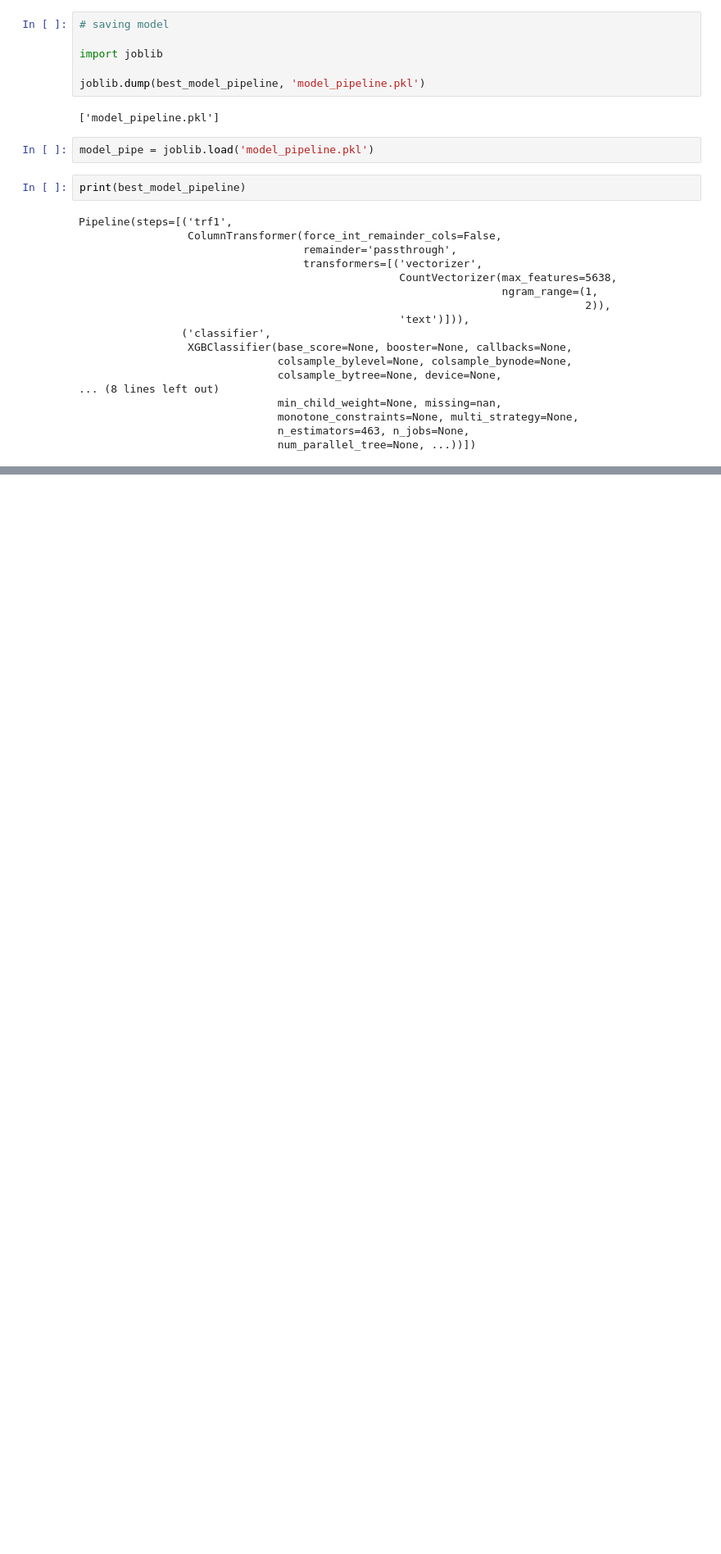
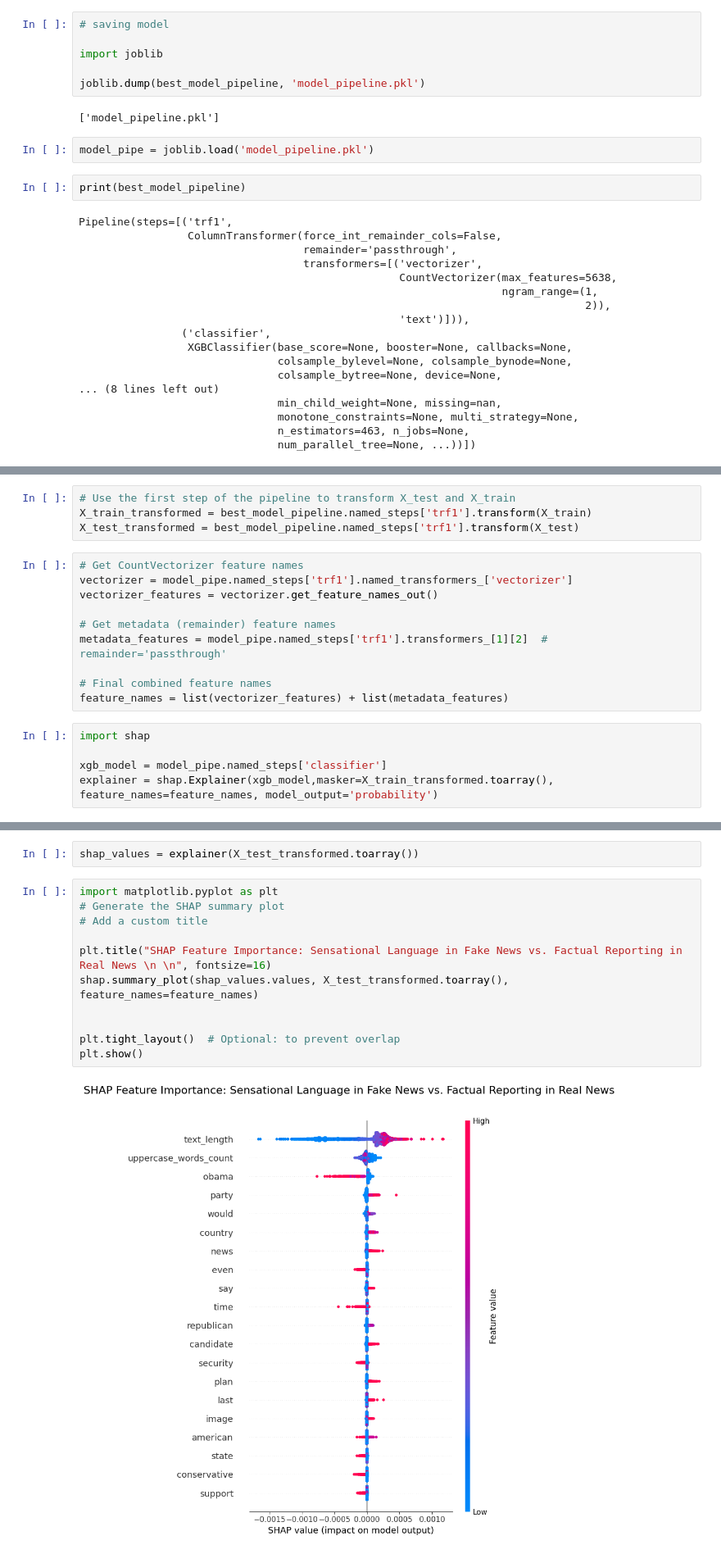
Before and after one commit to regmi-keshav/misinfo-detector, a Jupyter notebook: notebooks/modeling.ipynb, the cells around one changed output, grey strips where cells are left out. Shown: that part at 82% size. Saved outputs shown, nothing was run; the diff lists cells and outputs as text; blank space fills up the shorter version.

```diff
--- a/notebooks/modeling.ipynb
+++ b/notebooks/modeling.ipynb
@@ -812,0 +883,19 @@ print(model_pipe.get_params)
+# %%
+# Use the first step of the pipeline to transform X_test and X_train
+X_train_transformed = best_model_pipeline.named_steps['trf1'].transform(X_train)
+X_test_transformed = best_model_pipeline.named_steps['trf1'].transform(X_test)
+# %%
+# Get CountVectorizer feature names
+vectorizer = model_pipe.named_steps['trf1'].named_transformers_['vectorizer']
+vectorizer_features = vectorizer.get_feature_names_out()
+
+# Get metadata (remainder) feature names
+metadata_features = model_pipe.named_steps['trf1'].transformers_[1][2]  # remainder='passthrough'
+
+# Final combined feature names
+feature_names = list(vectorizer_features) + list(metadata_features)
+# %%
+import shap
+
+xgb_model = model_pipe.named_steps['classifier']
+explainer = shap.Explainer(xgb_model,masker=X_train_transformed.toarray(), feature_names=feature_names, model_output='probability')
@@ -812,0 +910,15 @@ print(model_pipe.get_params)
+# %%
+shap_values = explainer(X_test_transformed.toarray())
+# %%
+import matplotlib.pyplot as plt
+# Generate the SHAP summary plot
+# Add a custom title
+
+plt.title("SHAP Feature Importance: Sensational Language in Fake News vs. Factual Reporting in Real News \n \n", fontsize=16)
+shap.summary_plot(shap_values.values, X_test_transformed.toarray(), feature_names=feature_names)
+
+
+plt.tight_layout()  # Optional: to prevent overlap
+plt.show()
+# %% [output]
+[figure, added]
```
Also changed, not shown: parts of 30 cells of this notebook, 4 other files.
